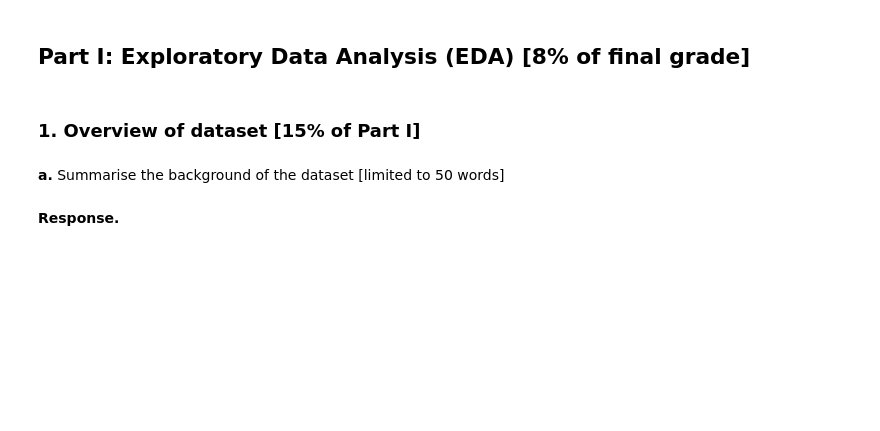
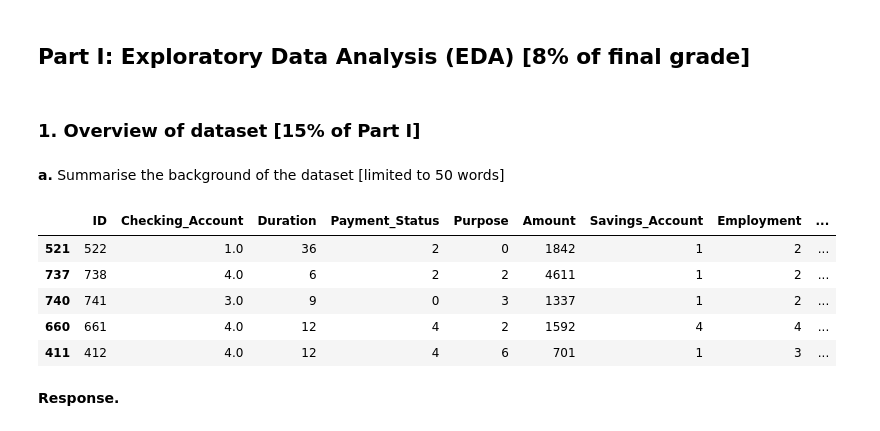
Before and after one commit to rynrindesu/cs105-credit-modeling, a Jupyter notebook: CS105 Project Submission (Final) 2025.ipynb, the cells around one changed output. Saved outputs shown, nothing was run; the diff lists cells and outputs as text; code cells hidden in the pictures; blank space fills up the shorter version.

```diff
--- a/CS105 Project Submission (Final) 2025.ipynb
+++ b/CS105 Project Submission (Final) 2025.ipynb
@@ -32,5 +32,12 @@ Include both Part I and Part II to produce a self-contained notebook. You may fi
 # %% [markdown]
 ## Part I: Exploratory Data Analysis (EDA) [8% of final grade]
+# %%
+import numpy as np
+import pandas as pd
+pd.set_option('display.max_columns', None)
+import matplotlib.pyplot as plt
+import warnings
+warnings.filterwarnings('ignore')
 # %% [markdown]
 ### 1. Overview of dataset [15% of Part I]
 # %% [markdown]
@@ -38,2 +47,11 @@ Include both Part I and Part II to produce a self-contained notebook. You may fi
+# %%
+data.sample(5, random_state = 42)
+# %% [output]
+|  | ID | Checking_Account | Duration | Payment_Status | Purpose | Amount | Savings_Account | Employment | ... |
+| 521 | 522 | 1.0 | 36 | 2 | 0 | 1842 | 1 | 2 | ... |
+| 737 | 738 | 4.0 | 6 | 2 | 2 | 4611 | 1 | 2 | ... |
+| 740 | 741 | 3.0 | 9 | 0 | 3 | 1337 | 1 | 2 | ... |
+| 660 | 661 | 4.0 | 12 | 4 | 2 | 1592 | 4 | 4 | ... |
+| 411 | 412 | 4.0 | 12 | 4 | 6 | 701 | 1 | 3 | ... |
 # %% [markdown]
 **Response.**
```
Also changed, not shown: parts of 10 cells of this notebook, 3 other files.
